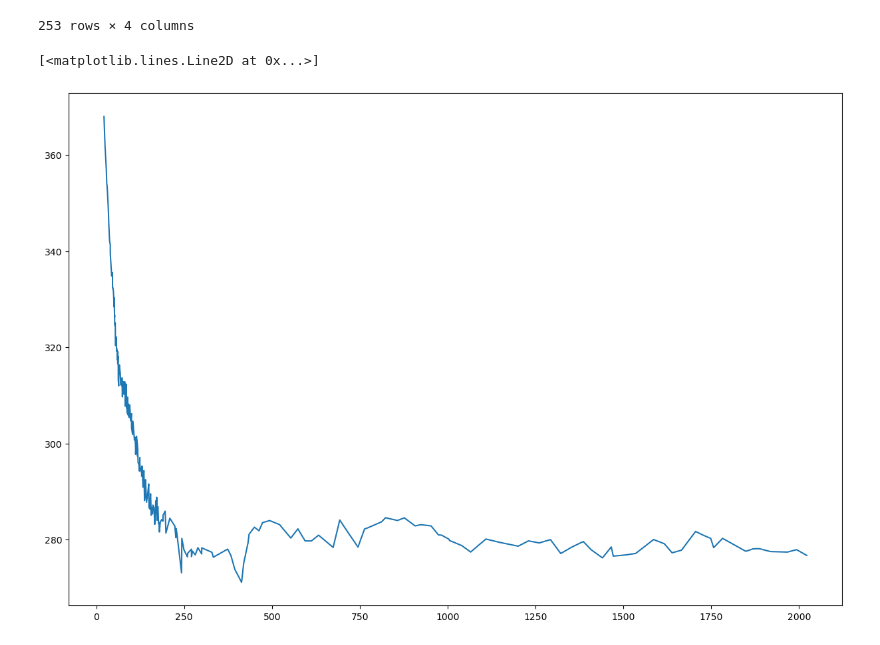
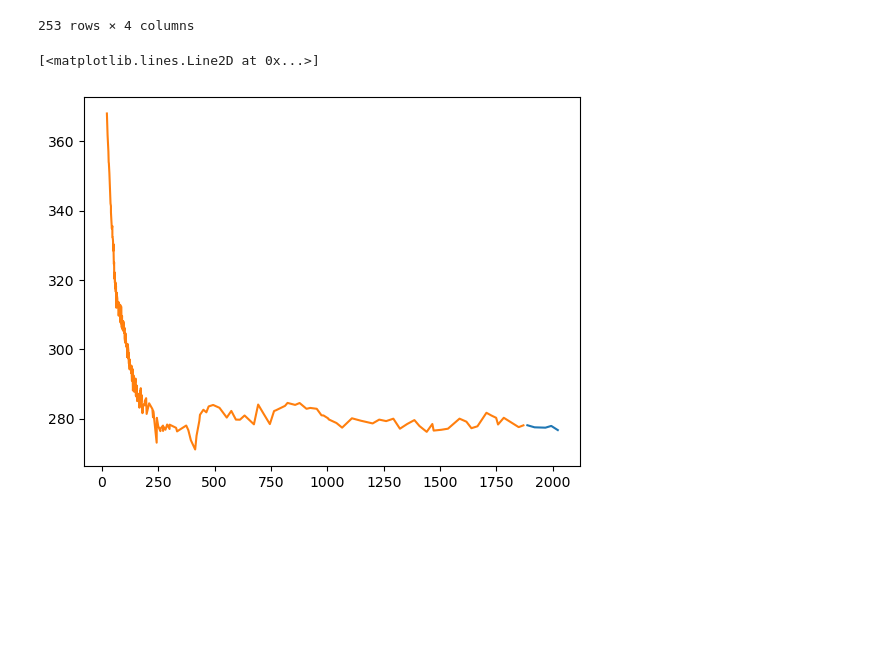
Before and after one commit to humphs078/Owner-avatar-programming_for_data_analysis_assignment_2, a Jupyter notebook: rough_work/test2.ipynb, the cells around one changed output. Cells and saved outputs as stored; diff of their text form; code cells hidden in the pictures; blank space fills up the shorter version.

Commit message:
Graph test for co2 composite plot in test2 notebook

```diff
--- a/rough_work/test2.ipynb
+++ b/rough_work/test2.ipynb
@@ -167,9 +167,9 @@ data
 | 141 | 1949 | 276.7 | 1 | 2022 |
 253 rows × 4 columns
 # %%
-fig, ax = plt.subplots(figsize=(15,10))
-#ax.plot(macfarling['years_before_present'], macfarling['co2_ppmv'])
-ax.plot(data['years_before_present'], data['co2_ppmv'])
+fig, ax = plt.subplots()
+ax.plot(macfarling['years_before_present'], macfarling['co2_ppmv'])
+ax.plot(rubino['years_before_present'], rubino['co2_ppmv'])
 # %% [output]
 [<matplotlib.lines.Line2D at 0x...>]
-[figure, old version]
+[figure, new version]
```
